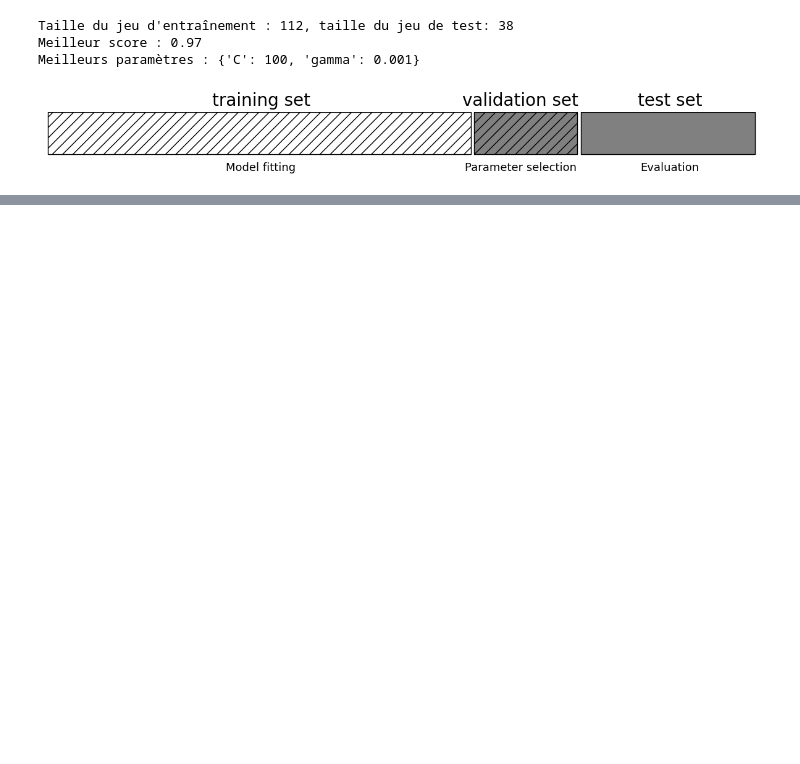
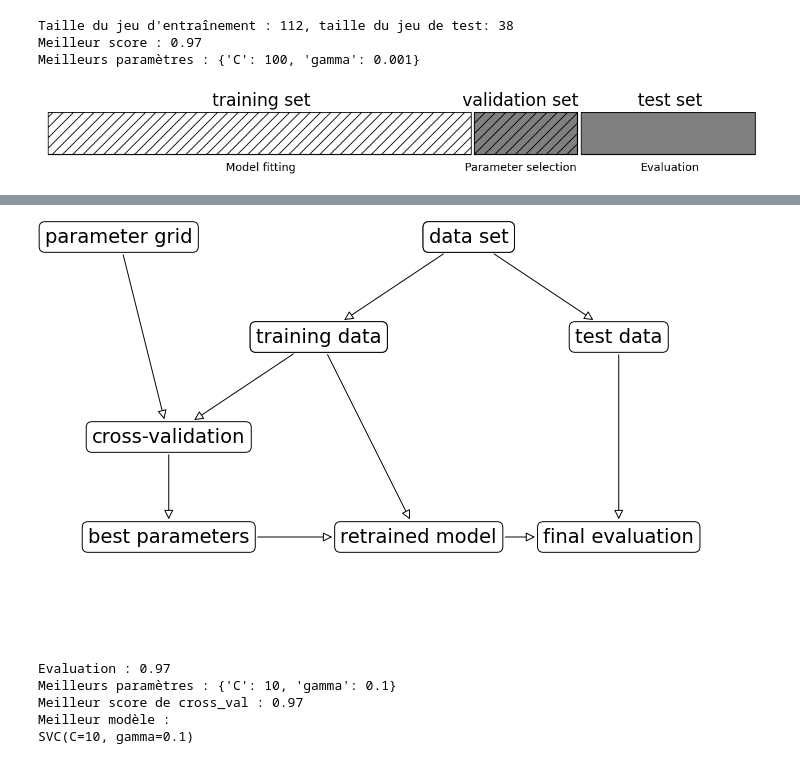
Before and after one commit to 012kirby210/mg-scikitlearn, a Jupyter notebook: [Evaluation] Recherche sur grille.ipynb, the cells around one changed output, grey strips where cells are left out. Saved outputs shown, nothing was run; the diff lists cells and outputs as text; code cells hidden in the pictures; blank space fills up the shorter version.

```diff
--- a/[Evaluation] Recherche sur grille.ipynb
+++ b/[Evaluation] Recherche sur grille.ipynb
@@ -72,0 +113,23 @@ Meilleur score avec un modèle entraînné et les meilleurs paramètres : 0.97
+# %%
+# Le processus de division, de recherche sur grille et d'estimation est illustré ci-après.
+mglearn.plots.plot_grid_search_overview()
+# %% [output]
+[figure, added]
+# %%
+# Sklearn fournit un méta-estimateur ( un estimateur d'estimateur ) qui effectue la recherche sur grille +
+# validation croisée
+from sklearn.model_selection import GridSearchCV
+
+param_grid = { 'C':[0.001,0.01,0.1,1,10,100], 'gamma':[0.001,0.01,0.1,1,10,100]}
+grid_search = GridSearchCV(SVC(),param_grid, cv=5)
+grid_search.fit(X_train,y_train)
+print("Evaluation : {:.2f}".format(grid_search.score(X_test,y_test)))
+print("Meilleurs paramètres : {}".format(grid_search.best_params_))
+print("Meilleur score de cross_val : {:.2f}".format(grid_search.best_score_))
+print("Meilleur modèle : \n{}".format(grid_search.best_estimator_))
+# %% [output]
+Evaluation : 0.97
+Meilleurs paramètres : {'C': 10, 'gamma': 0.1}
+Meilleur score de cross_val : 0.97
+Meilleur modèle :
+SVC(C=10, gamma=0.1)
```
Also changed, not shown: parts of 3 cells of this notebook.
